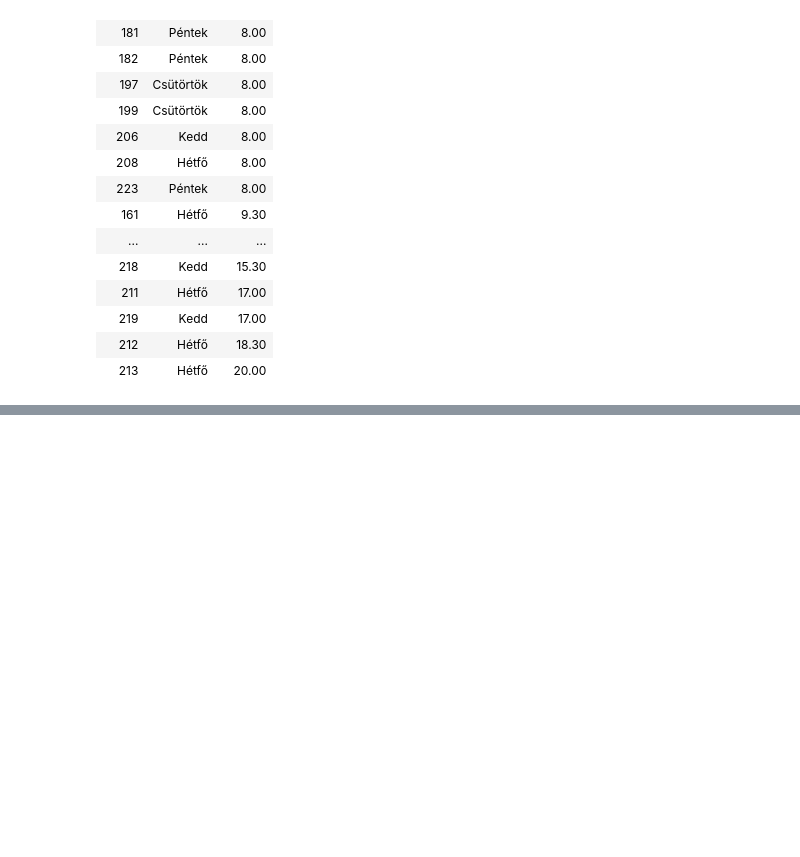
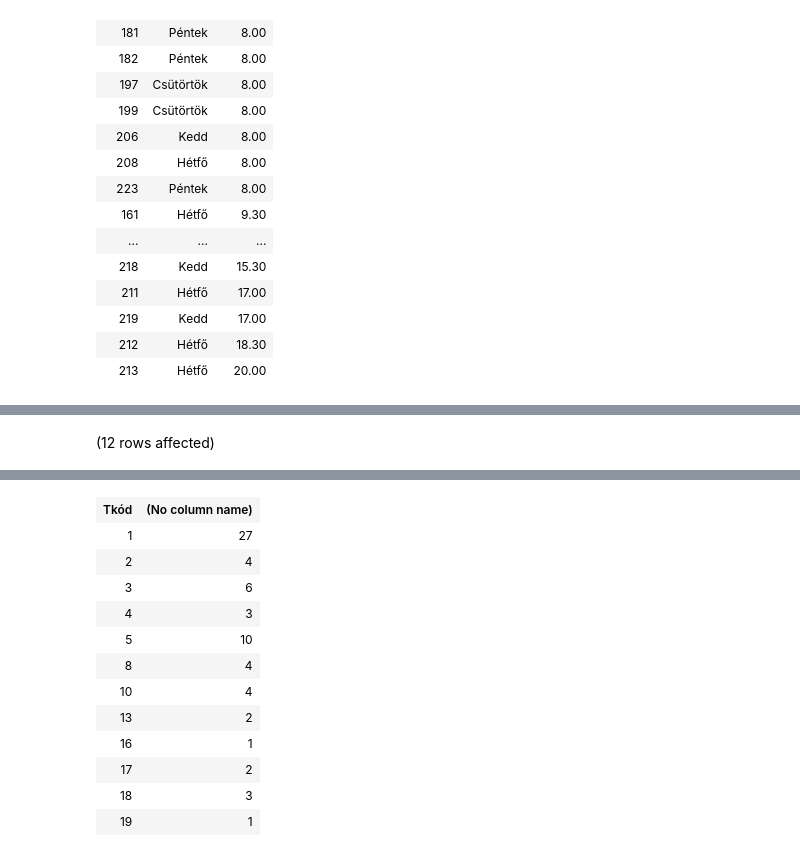
Before and after one commit to dorkakovacs/sql, a Jupyter notebook: gyakorlat02_feladatok .ipynb, the cells around one changed output, grey strips where cells are left out. Cells and saved outputs as stored; diff of their text form; code cells hidden in the pictures; blank space fills up the shorter version.

```diff
--- a/gyakorlat02_feladatok .ipynb
+++ b/gyakorlat02_feladatok .ipynb
@@ -375,0 +381,7 @@ Total execution time: 00:00:00.010
+# %%
+SELECT t.Tkód,
+        COUNT(*)
+FROM Orak o JOIN Tantárgyak t ON o.targy=t.Tkód
+GROUP BY t.Tkód
+# %% [output]
+(12 rows affected)
@@ -375,0 +389,13 @@ Total execution time: 00:00:00.010
+| Tkód | (No column name) |
+| 1 | 27 |
+| 2 | 4 |
+| 3 | 6 |
+| 4 | 3 |
+| 5 | 10 |
+| 8 | 4 |
+| 10 | 4 |
+| 13 | 2 |
+| 16 | 1 |
+| 17 | 2 |
+| 18 | 3 |
+| 19 | 1 |
```
Also changed, not shown: parts of 3 cells of this notebook, 1 other file.
